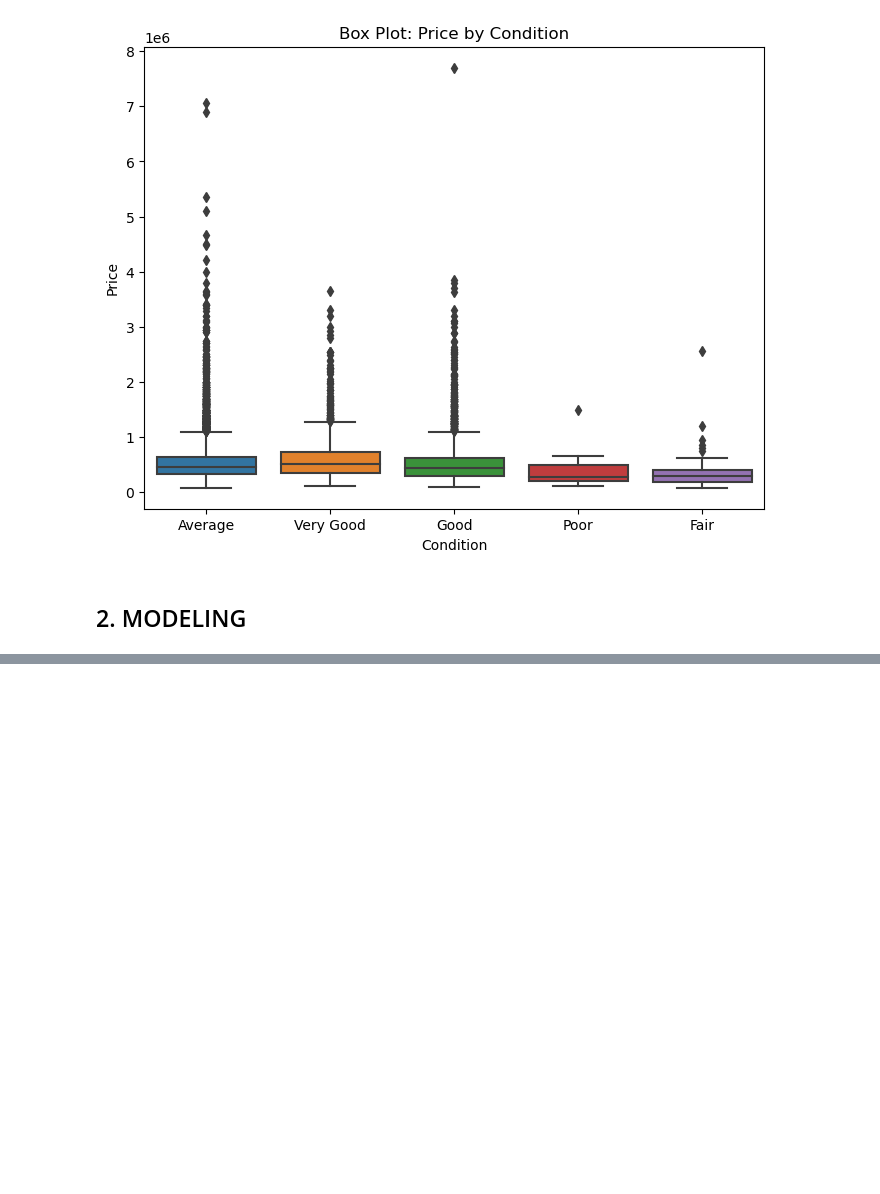
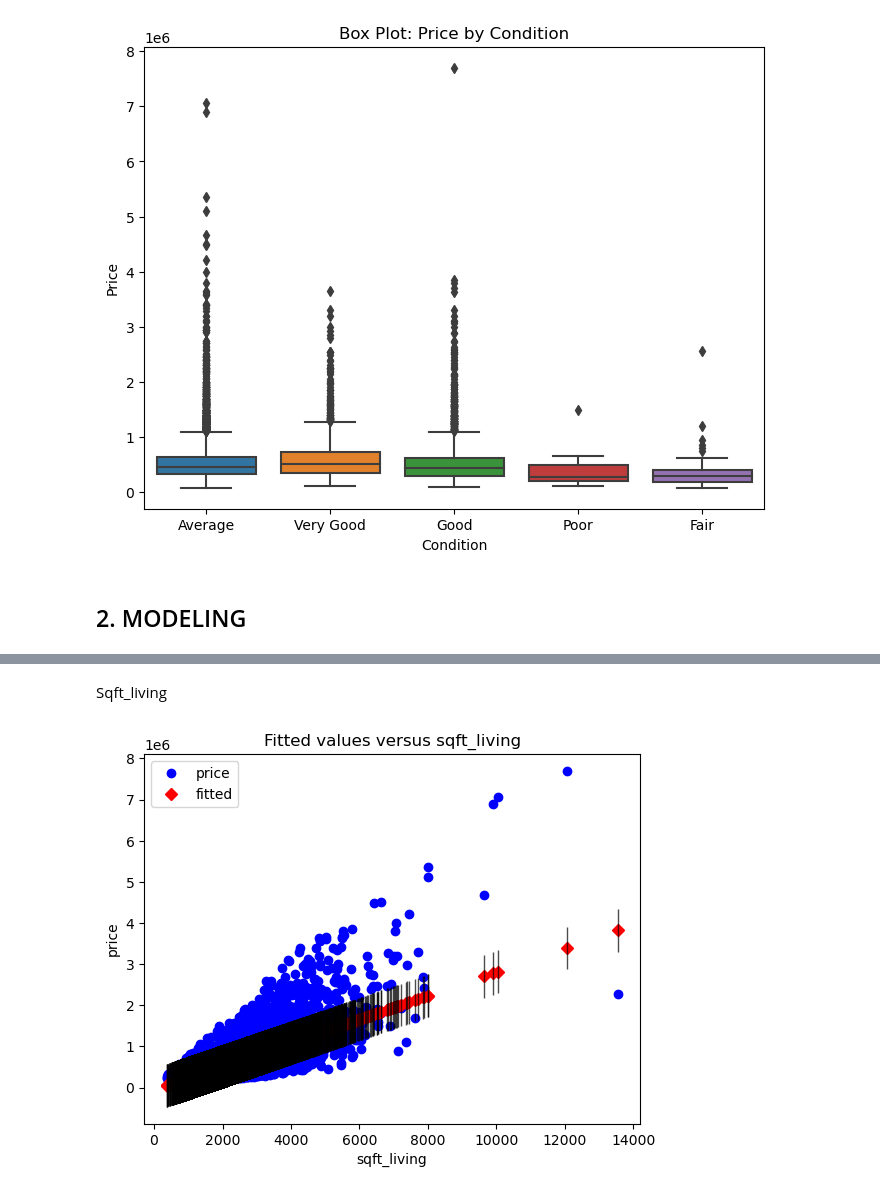
Before and after one commit to raphiqi/Real-Estate-Analysis-, a Jupyter notebook: Project 2.ipynb, the cells around one changed output, grey strips where cells are left out. Saved outputs shown, nothing was run; the diff lists cells and outputs as text; code cells hidden in the pictures; blank space fills up the shorter version.

```diff
--- a/Project 2.ipynb
+++ b/Project 2.ipynb
@@ -574,0 +660,7 @@ Notes:
+# %% [markdown]
+Sqft_living
+# %%
+sm.graphics.plot_fit(baseline_results, "sqft_living")
+plt.show()
+# %% [output]
+[figure, added]
```
Also changed, not shown: parts of 51 cells of this notebook.
